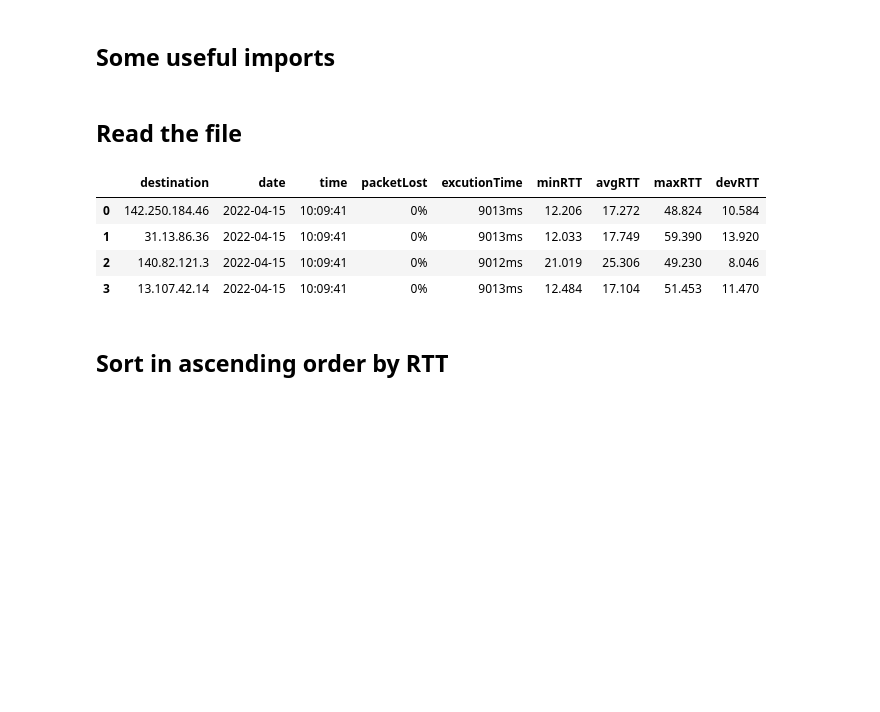
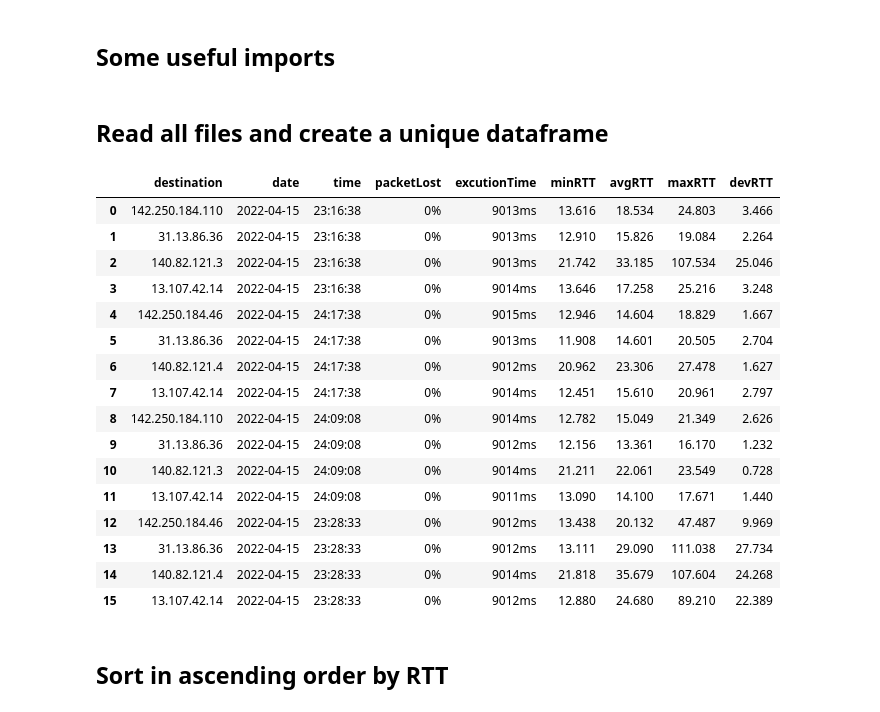
Before and after one commit to Davide-Lotito/EDI_labs, a Jupyter notebook: lab1/notebook/notebook.ipynb, the cells around one changed output. Drawn from its saved outputs; the diff is of its cells as text; code cells hidden in the pictures; blank space fills up the shorter version.

```diff
--- a/lab1/notebook/notebook.ipynb
+++ b/lab1/notebook/notebook.ipynb
@@ -15,14 +16,29 @@ import os
-# %% [markdown]
-## Read the file
-# %%
-df = pd.read_json("../sample.txt")
-df
-# %% [output]
-|  | destination | date | time | packetLost | excutionTime | minRTT | avgRTT | maxRTT | devRTT |
-| 0 | 142.250.184.46 | 2022-04-15 | 10:09:41 | 0% | 9013ms | 12.206 | 17.272 | 48.824 | 10.584 |
-| 1 | 31.13.86.36 | 2022-04-15 | 10:09:41 | 0% | 9013ms | 12.033 | 17.749 | 59.390 | 13.920 |
-| 2 | 140.82.121.3 | 2022-04-15 | 10:09:41 | 0% | 9012ms | 21.019 | 25.306 | 49.230 | 8.046 |
-| 3 | 13.107.42.14 | 2022-04-15 | 10:09:41 | 0% | 9013ms | 12.484 | 17.104 | 51.453 | 11.470 |
+# %% [markdown]
+## Read all files and create a unique dataframe
+# %%
+dirPath = '../results/'
+allFiles = glob(os.path.join(dirPath, "*.txt"))
+indDf = (pd.read_json(f) for f in allFiles)
+df = pd.concat(indDf, ignore_index=True)
+df
+# %% [output]
+|  | destination | date | time | packetLost | excutionTime | minRTT | avgRTT | maxRTT | devRTT |
+| 0 | 142.250.184.110 | 2022-04-15 | 23:16:38 | 0% | 9013ms | 13.616 | 18.534 | 24.803 | 3.466 |
+| 1 | 31.13.86.36 | 2022-04-15 | 23:16:38 | 0% | 9013ms | 12.910 | 15.826 | 19.084 | 2.264 |
+| 2 | 140.82.121.3 | 2022-04-15 | 23:16:38 | 0% | 9013ms | 21.742 | 33.185 | 107.534 | 25.046 |
+| 3 | 13.107.42.14 | 2022-04-15 | 23:16:38 | 0% | 9014ms | 13.646 | 17.258 | 25.216 | 3.248 |
+| 4 | 142.250.184.46 | 2022-04-15 | 24:17:38 | 0% | 9015ms | 12.946 | 14.604 | 18.829 | 1.667 |
+| 5 | 31.13.86.36 | 2022-04-15 | 24:17:38 | 0% | 9013ms | 11.908 | 14.601 | 20.505 | 2.704 |
+| 6 | 140.82.121.4 | 2022-04-15 | 24:17:38 | 0% | 9012ms | 20.962 | 23.306 | 27.478 | 1.627 |
+| 7 | 13.107.42.14 | 2022-04-15 | 24:17:38 | 0% | 9014ms | 12.451 | 15.610 | 20.961 | 2.797 |
+| 8 | 142.250.184.110 | 2022-04-15 | 24:09:08 | 0% | 9014ms | 12.782 | 15.049 | 21.349 | 2.626 |
+| 9 | 31.13.86.36 | 2022-04-15 | 24:09:08 | 0% | 9012ms | 12.156 | 13.361 | 16.170 | 1.232 |
+| 10 | 140.82.121.3 | 2022-04-15 | 24:09:08 | 0% | 9014ms | 21.211 | 22.061 | 23.549 | 0.728 |
+| 11 | 13.107.42.14 | 2022-04-15 | 24:09:08 | 0% | 9011ms | 13.090 | 14.100 | 17.671 | 1.440 |
+| 12 | 142.250.184.46 | 2022-04-15 | 23:28:33 | 0% | 9012ms | 13.438 | 20.132 | 47.487 | 9.969 |
+| 13 | 31.13.86.36 | 2022-04-15 | 23:28:33 | 0% | 9012ms | 13.111 | 29.090 | 111.038 | 27.734 |
+| 14 | 140.82.121.4 | 2022-04-15 | 23:28:33 | 0% | 9014ms | 21.818 | 35.679 | 107.604 | 24.268 |
+| 15 | 13.107.42.14 | 2022-04-15 | 23:28:33 | 0% | 9012ms | 12.880 | 24.680 | 89.210 | 22.389 |
 # %% [markdown]
 ## Sort in ascending order by RTT
 # %%
```
Also changed, not shown: parts of 1 cell of this notebook, 3 other files.
